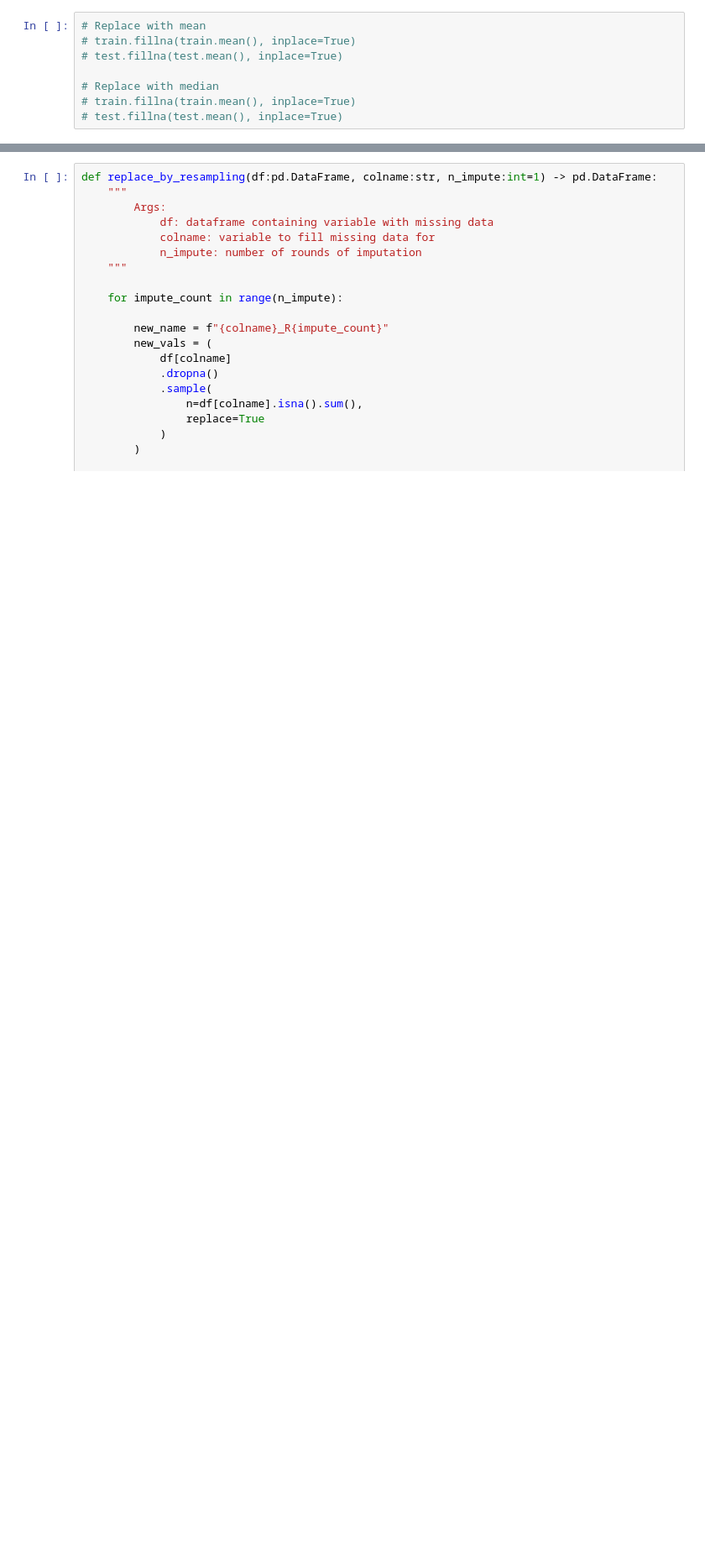
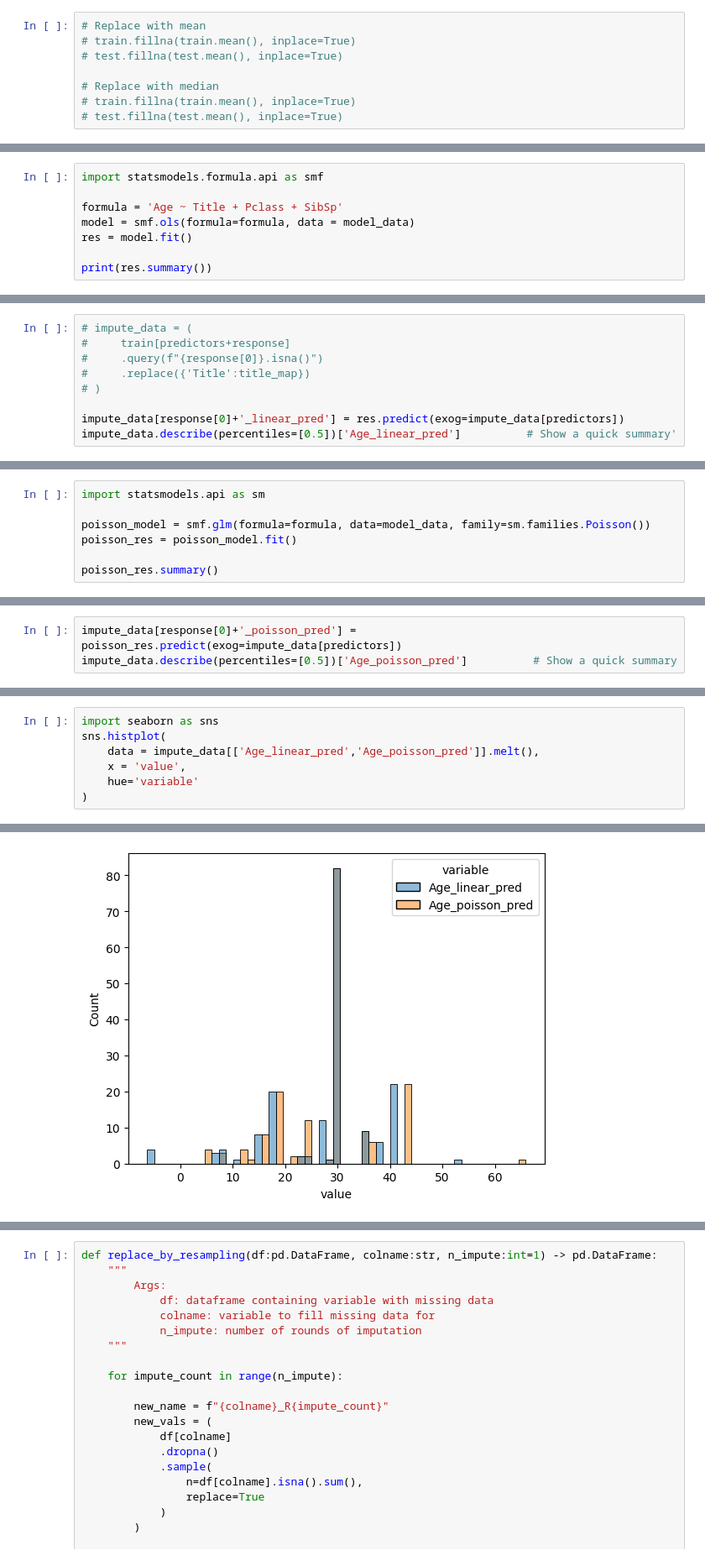
Before and after one commit to stephentown42/ML_examples, a Jupyter notebook: titanic/notebooks/2_imputing_missing_data.ipynb, the cells around one changed output, grey strips where cells are left out. Shown: that part at 84% size. Drawn from its saved outputs; the diff is of its cells as text; blank space fills up the shorter version.

```diff
--- a/titanic/notebooks/2_imputing_missing_data.ipynb
+++ b/titanic/notebooks/2_imputing_missing_data.ipynb
@@ -343,0 +411,8 @@ Buck's method
+# %%
+import statsmodels.formula.api as smf
+
+formula = 'Age ~ Title + Pclass + SibSp'
+model = smf.ols(formula=formula, data = model_data)
+res = model.fit()
+
+print(res.summary())
@@ -343,0 +441,9 @@ Buck's method
+# %%
+# impute_data = (
+#     train[predictors+response]
+#     .query(f"{response[0]}.isna()")
+#     .replace({'Title':title_map})
+# )
+
+impute_data[response[0]+'_linear_pred'] = res.predict(exog=impute_data[predictors])
+impute_data.describe(percentiles=[0.5])['Age_linear_pred']          # Show a quick summary'
@@ -343,0 +462,7 @@ Buck's method
+# %%
+import statsmodels.api as sm
+
+poisson_model = smf.glm(formula=formula, data=model_data, family=sm.families.Poisson())
+poisson_res = poisson_model.fit()
+
+poisson_res.summary()
@@ -343,0 +489,3 @@ Buck's method
+# %%
+impute_data[response[0]+'_poisson_pred'] = poisson_res.predict(exog=impute_data[predictors])
+impute_data.describe(percentiles=[0.5])['Age_poisson_pred']          # Show a quick summary
@@ -343,0 +505,8 @@ Buck's method
+# %%
+import seaborn as sns
+sns.histplot(
+    data = impute_data[['Age_linear_pred','Age_poisson_pred']].melt(),
+    x = 'value',
+    hue='variable'
+)
+# %% [output]
@@ -344 +514,2 @@ Buck's method
+[figure, added]
 # %% [markdown]
```
Also changed, not shown: parts of 44 cells of this notebook, 3 other files.
